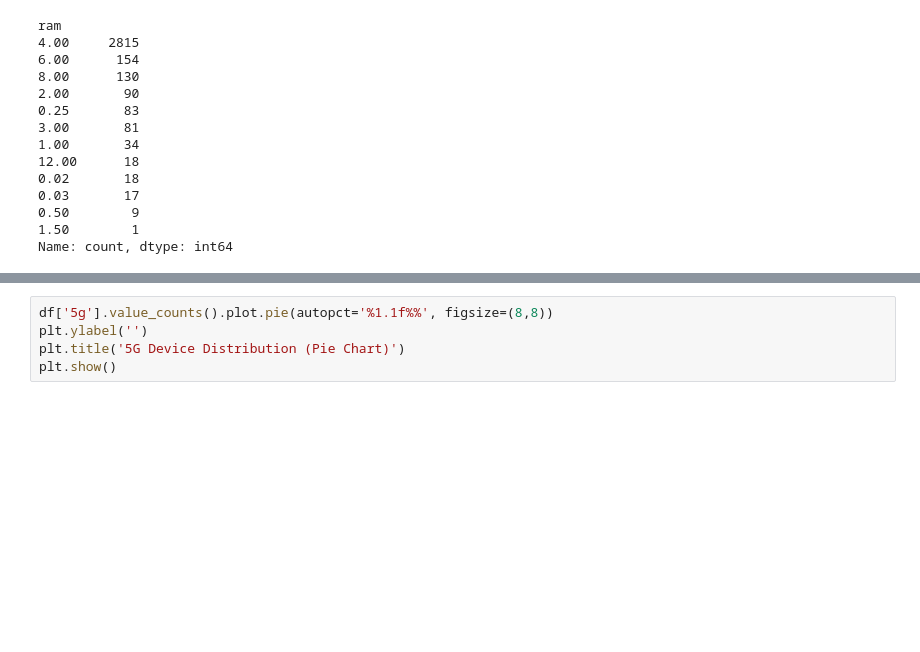
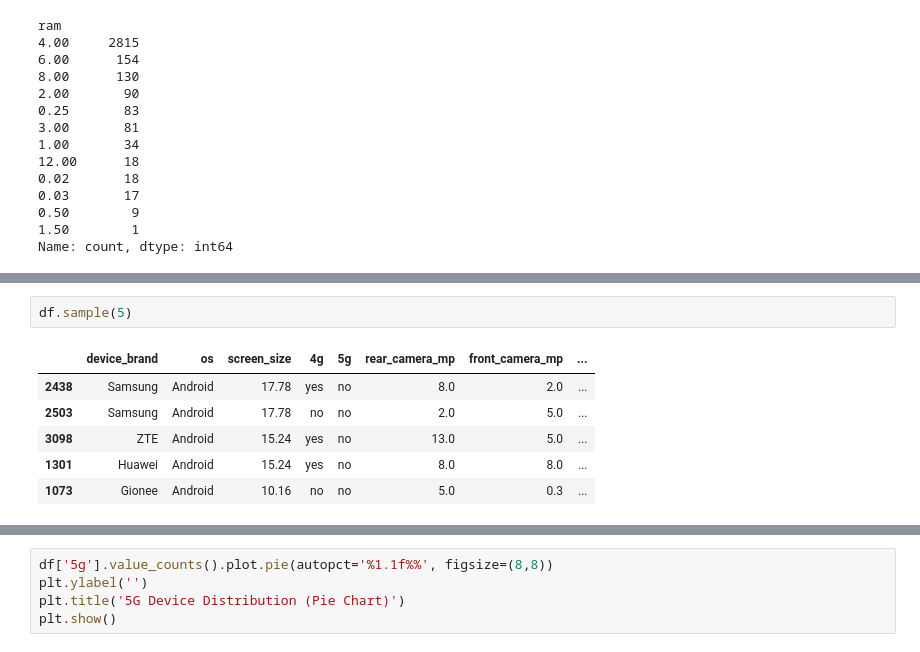
Before and after one commit to ChaliseRajesh19/Second-Hand-Mobile-Tablet-Prediction-App, a Jupyter notebook: main.ipynb, the cells around one changed output, grey strips where cells are left out. Saved outputs shown, nothing was run; the diff lists cells and outputs as text; blank space fills up the shorter version.

```diff
--- a/main.ipynb
+++ b/main.ipynb
@@ -170,0 +249,9 @@ Name: count, dtype: int64
+# %%
+df.sample(5)
+# %% [output]
+|  | device_brand | os | screen_size | 4g | 5g | rear_camera_mp | front_camera_mp | ... |
+| 2438 | Samsung | Android | 17.78 | yes | no | 8.0 | 2.0 | ... |
+| 2503 | Samsung | Android | 17.78 | no | no | 2.0 | 5.0 | ... |
+| 3098 | ZTE | Android | 15.24 | yes | no | 13.0 | 5.0 | ... |
+| 1301 | Huawei | Android | 15.24 | yes | no | 8.0 | 8.0 | ... |
+| 1073 | Gionee | Android | 10.16 | no | no | 5.0 | 0.3 | ... |
```
Also changed, not shown: parts of 32 cells of this notebook, 1 other file.
